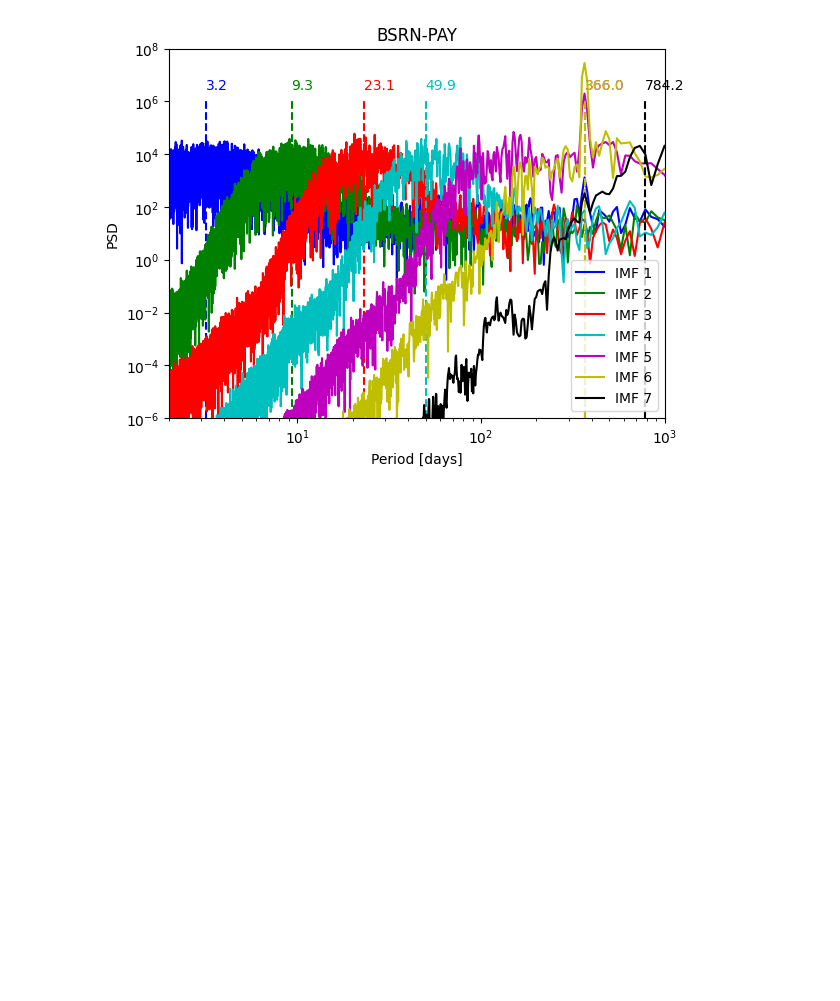
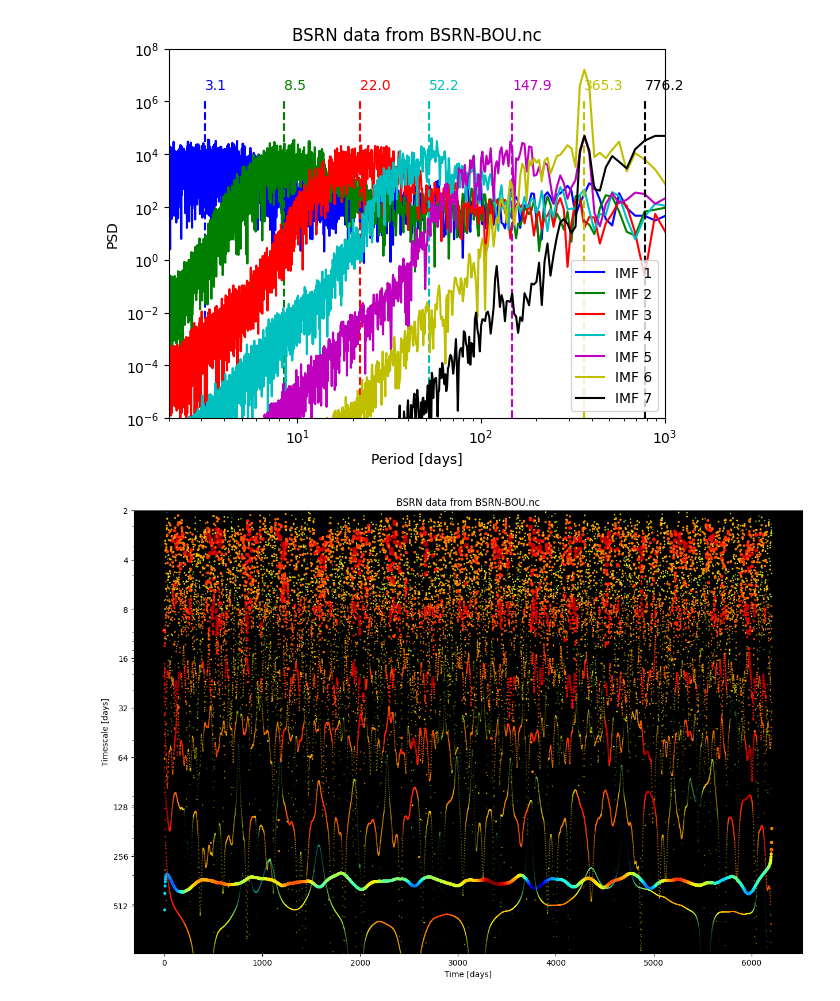
Before and after one commit to MariusAlonso/MVA-TS-Intrinsic-Timescales-Surface-Solar-Irradiance, a Jupyter notebook: main.ipynb, the cells around one changed output. Cells and saved outputs as stored; diff of their text form; code cells hidden in the pictures; blank space fills up the shorter version.

Commit message:
Hilbert Spectrum

```diff
--- a/main.ipynb
+++ b/main.ipynb
@@ -39,7 +51,8 @@ FS = 1 # Sampling frequency (1 sample per day)
 import emd
 
 # Calculate the EMD
-imf = emd.sift.ensemble_sift(ds_daily.values[100:], max_imfs=7, nensembles=256, nprocesses=32, ensemble_noise=1)
+imf = emd.sift.ensemble_sift(ds_resampled.values, max_imfs=7, nensembles=256, nprocesses=32, ensemble_noise=4)
+emd.plotting.plot_imfs(imf)
 
-emd.plotting.plot_imfs(imf)
+IP, IF, IA = emd.spectra.frequency_transform(imf, 1, 'hilbert')
 # %% [output]
@@ -50,7 +62,7 @@ emd.plotting.plot_imfs(imf)
 from scipy import signal
 from itertools import cycle
 
-f, Pxx = signal.welch(imf.T, fs=FS, nperseg=100000)
+f, Pxx = signal.welch(imf.T, fs=1, nperseg=100000)
 
 COLORS = cycle(["b", "g", "r", "c", "m", "y", "k"])
 
@@ -70,7 +82,7 @@ for i in range(imf.shape[1]):
 ax.legend()
 ax.set_xlabel("Period [days]")
 ax.set_ylabel("PSD")
-ax.set_title("BSRN-PAY")
+ax.set_title("BSRN data from " + paths[i_path])
 ax.set_xscale("log")
 ax.set_yscale("log")
 # limit the y axis
@@ -78,4 +90,4 @@ ax.set_ylim(1e-6, 1e8)
 ax.set_xlim(2, 1000)
 plt.show()
 # %% [output]
-[figure, old version]
+[figure, new version]
@@ -85,2 +93,0 @@ time_vect = np.arange(0, len(ds_daily), 1) * sample_rate
-# %%
-IP, IF, IA = emd.spectra.frequency_transform(imf, sample_rate, 'hilbert')
@@ -171,0 +94,17 @@ IP, IF, IA = emd.spectra.frequency_transform(imf, sample_rate, 'hilbert')
+# %%
+plt.figure(figsize=(15, 10))
+# Set background color
+plt.rcParams['axes.facecolor'] = "k"
+for i in range(imf.shape[1]):
+    plt.scatter(np.arange(len(imf)), IF[:, i], c=np.log(IA[:, i]), cmap="jet", s=0.001*IA[:, i]**2, label="IMF %d" % (i +1))
+plt.xlabel("Time [days]")
+plt.ylabel("Timescale [days]")
+plt.title("BSRN data from " + paths[i_path])
+plt.yscale("log")
+plt.yticks([1/x for x in PLOTTED_PERIODS], PLOTTED_PERIODS)
+plt.ylim(1/1000, 1/2)
+plt.show()
+
+plt.rcParams['axes.facecolor'] = "w"
+# %% [output]
+[figure, added]
```
Also changed, not shown: parts of 14 cells of this notebook, 2 other files.
